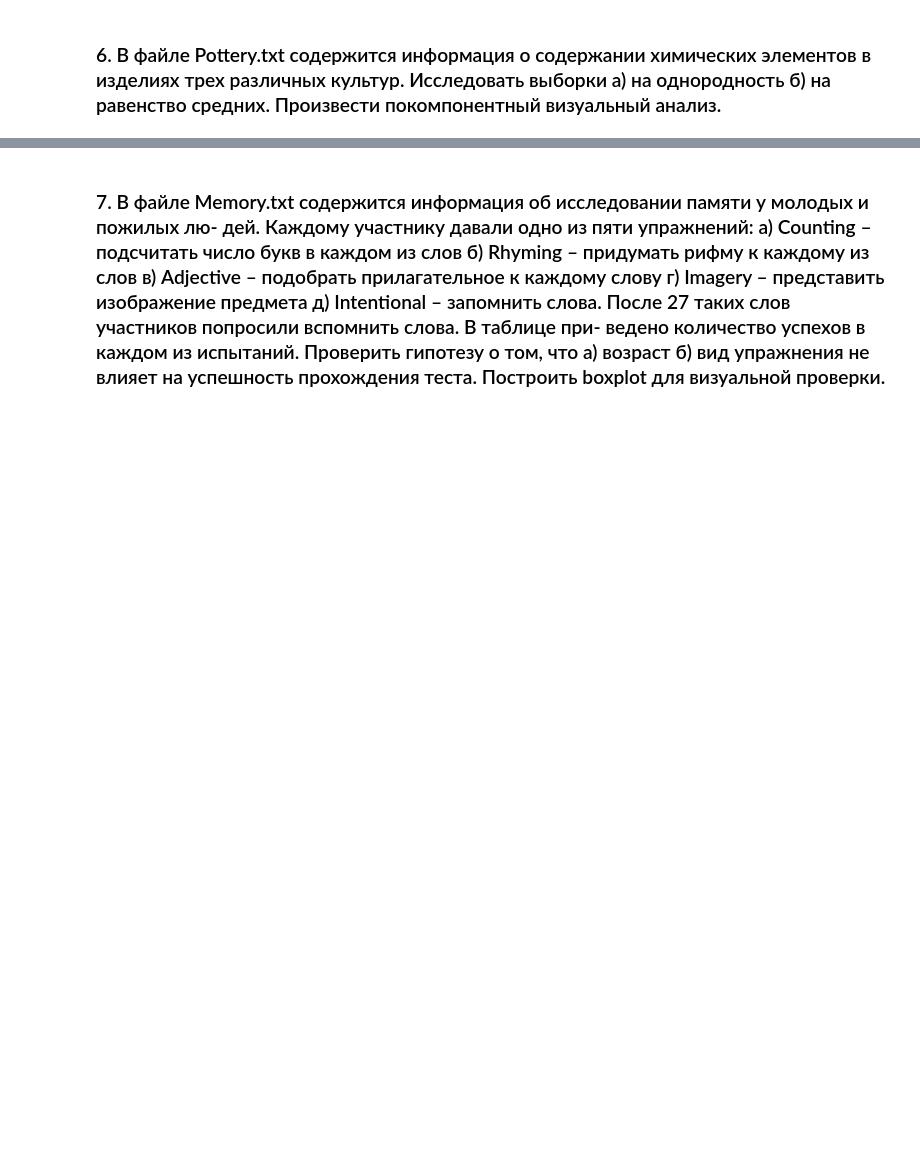
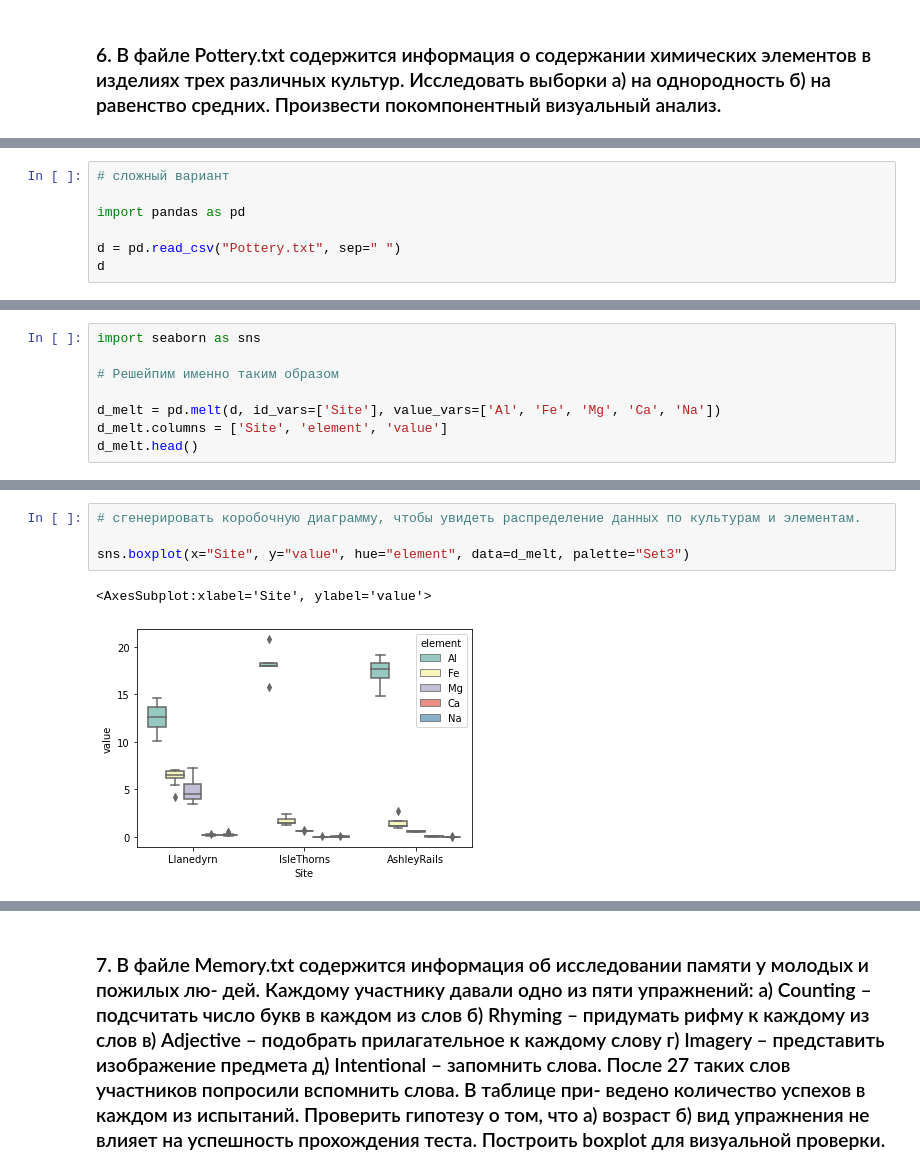
Before and after one commit to IvanBo4kov/data-analysis-fsr, a Jupyter notebook: homework_2/second2.ipynb, the cells around one changed output, grey strips where cells are left out. Cells and saved outputs as stored; diff of their text form; blank space fills up the shorter version.

```diff
--- a/homework_2/second2.ipynb
+++ b/homework_2/second2.ipynb
@@ -213,0 +209,7 @@ IndentationError: expected an indented block (699075107.py, line 3)
+# %%
+# сложный вариант
+
+import pandas as pd
+
+d = pd.read_csv("Pottery.txt", sep=" ")
+d
@@ -213,0 +234,8 @@ IndentationError: expected an indented block (699075107.py, line 3)
+# %%
+import seaborn as sns
+
+# Решейпим именно таким образом
+
+d_melt = pd.melt(d, id_vars=['Site'], value_vars=['Al', 'Fe', 'Mg', 'Ca', 'Na'])
+d_melt.columns = ['Site', 'element', 'value']
+d_melt.head()
@@ -213,0 +249,7 @@ IndentationError: expected an indented block (699075107.py, line 3)
+# %%
+# сгенерировать коробочную диаграмму, чтобы увидеть распределение данных по культурам и элементам.
+
+sns.boxplot(x="Site", y="value", hue="element", data=d_melt, palette="Set3")
+# %% [output]
+<AxesSubplot:xlabel='Site', ylabel='value'>
+[figure, added]
```
Also changed, not shown: parts of 18 cells of this notebook, 1 other file.
